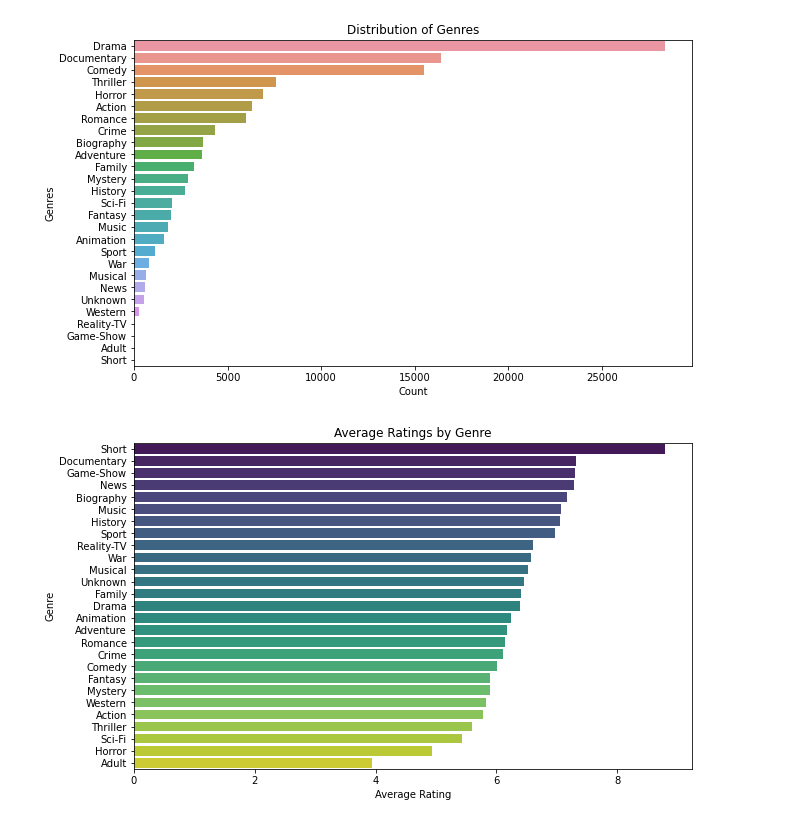
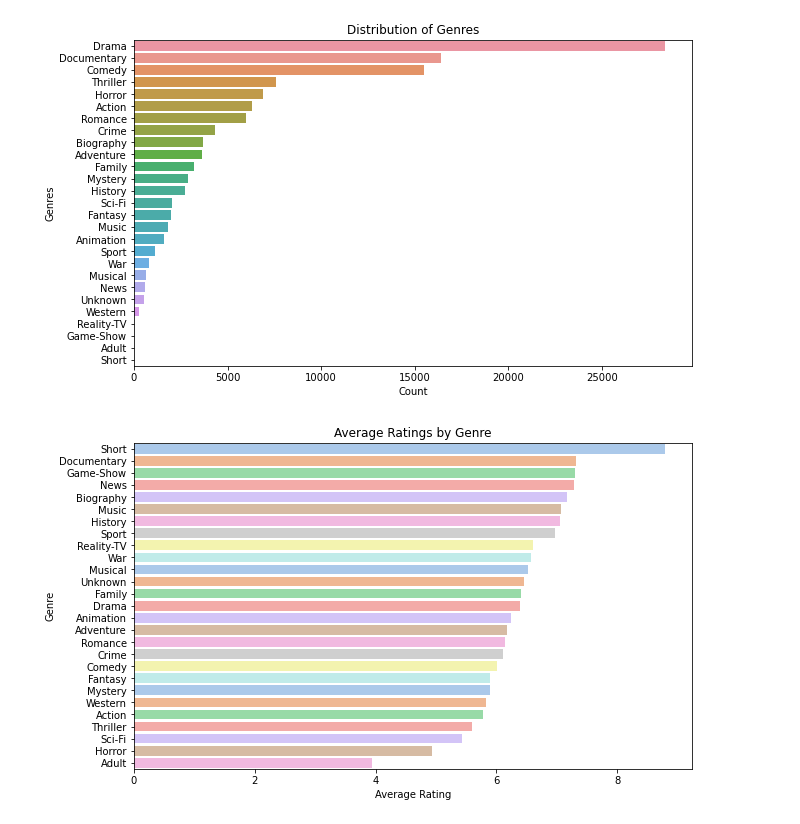
Before and after one commit to lorenaterah/Phase-2-project-G3, a Jupyter notebook: Notebooks/Edgar.ipynb, the cells around one changed output. Drawn from its saved outputs; the diff is of its cells as text; code cells hidden in the pictures.

```diff
--- a/Notebooks/Edgar.ipynb
+++ b/Notebooks/Edgar.ipynb
@@ -561,22 +561,22 @@ plt.show()
 # %%
 # Exploding genres to handle multiple genres per movie
 #df_imdb_exploded= df_imdb_exploded.assign(genres=df_imdb_exploded['genres'].str.split(',')).explode('genres')
 df_imdb_exploded = (
     df_imdb.assign(genres=df_imdb['genres'].str.split(','))
            .explode('genres')
 )
 
 
 # Calculating the average rating for each genre
 genre_avg_rating = df_imdb_exploded.groupby('genres')['averagerating'].mean().reset_index().sort_values(by = 'averagerating', ascending=False)
 
 
 # Plotting
 plt.figure(figsize=(10, 6))
-sns.barplot(x='averagerating', y='genres', data=genre_avg_rating, palette='viridis')
+sns.barplot(x='averagerating', y='genres', data=genre_avg_rating, palette='pastel')
 plt.title('Average Ratings by Genre')
 plt.xlabel('Average Rating')
 plt.ylabel('Genre')
 plt.show()
 # %% [output]
-[figure, old version]
+[figure, new version]
```
Also changed, not shown: parts of 1 cell of this notebook.
